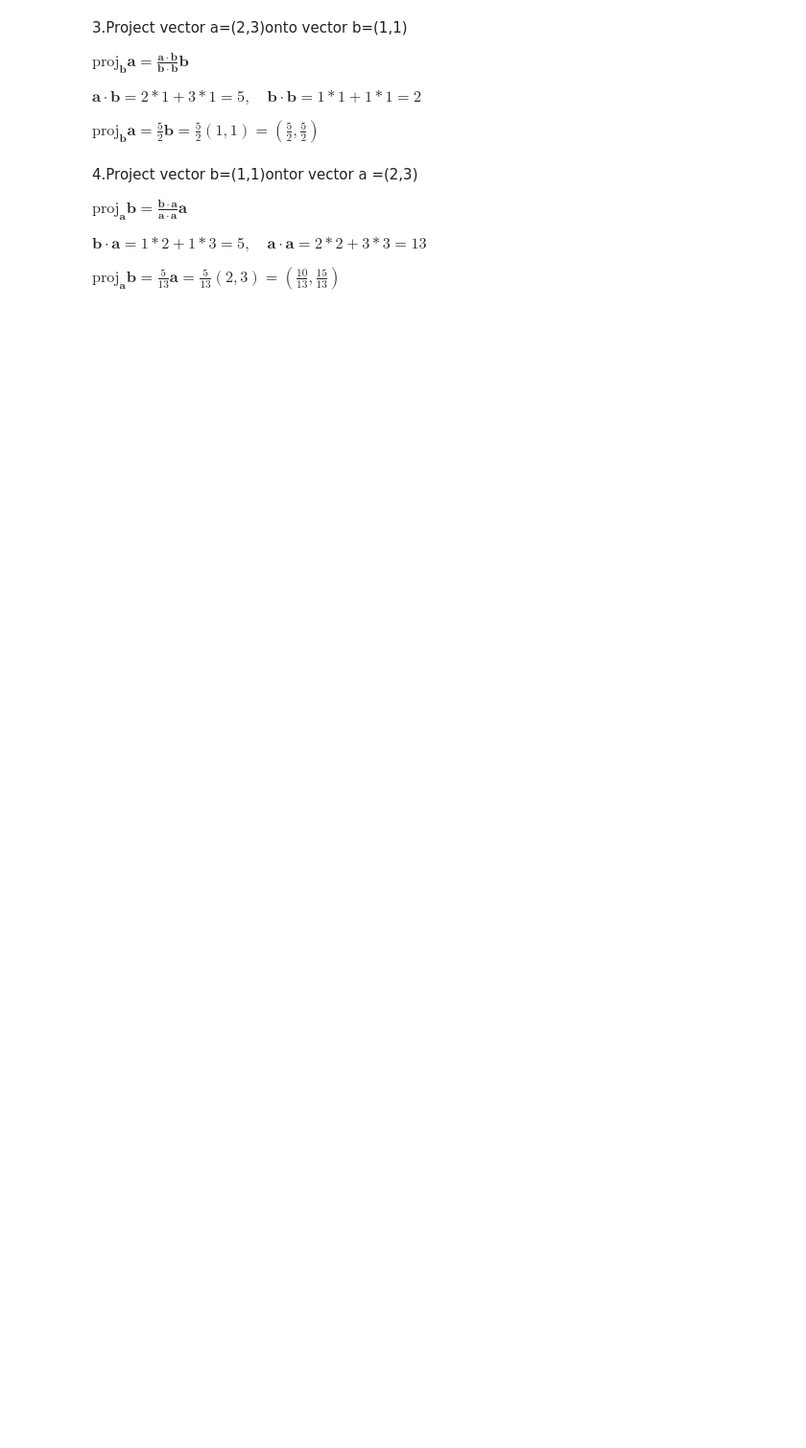
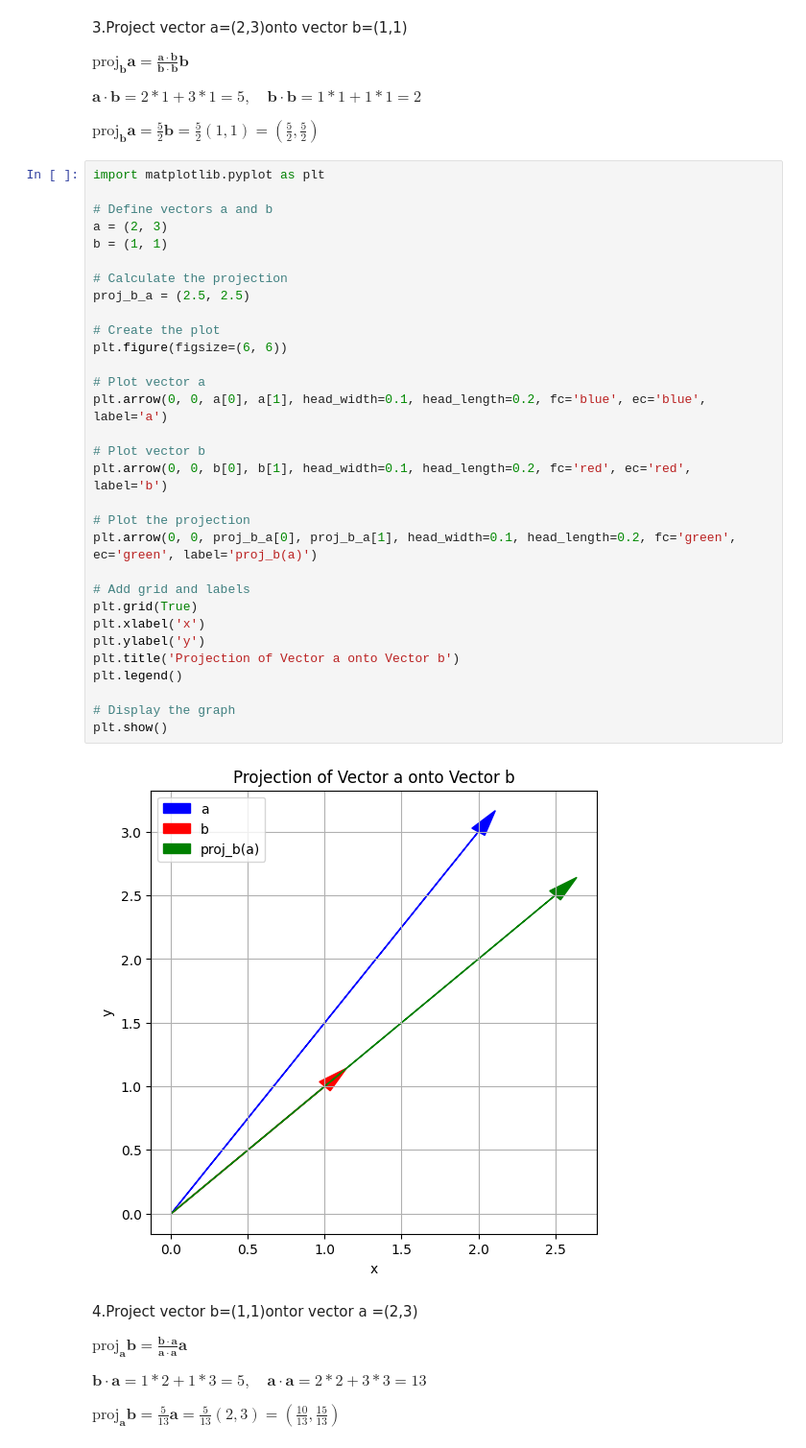
Before and after one commit to Pauline-dev-create/Math-2024-25-Winter, a Jupyter notebook: Notebooks_EN/01_Linear_Algebra/03_Vectors/LA_Vectors_projections.ipynb, the cells around one changed output. Shown at 96% size. Cells and saved outputs as stored; diff of their text form; blank space fills up the shorter version.

```diff
--- a/Notebooks_EN/01_Linear_Algebra/03_Vectors/LA_Vectors_projections.ipynb
+++ b/Notebooks_EN/01_Linear_Algebra/03_Vectors/LA_Vectors_projections.ipynb
@@ -126,6 +185,39 @@ $\text{proj}_{\mathbf{b}}\mathbf{a}=\frac{\mathbf{a}\cdot\mathbf{b}}{\mathbf{b}\
 $\mathbf{a}\cdot\mathbf{b}=2*1+3*1=5,\quad\mathbf{b}\cdot\mathbf{b}=1*1+1*1=2$
 
 $\text{proj}_{\mathbf{b}}\mathbf{a}=\frac{5}{2}\mathbf{b}=\frac{5}{2}(1,1)=\left(\frac{5}{2},\frac{5}{2}\right)$
+# %%
+import matplotlib.pyplot as plt
+
+# Define vectors a and b
+a = (2, 3)
+b = (1, 1)
+
+# Calculate the projection
+proj_b_a = (2.5, 2.5)
+
+# Create the plot
+plt.figure(figsize=(6, 6))
+
+# Plot vector a
+plt.arrow(0, 0, a[0], a[1], head_width=0.1, head_length=0.2, fc='blue', ec='blue', label='a')
+
+# Plot vector b
+plt.arrow(0, 0, b[0], b[1], head_width=0.1, head_length=0.2, fc='red', ec='red', label='b')
+
+# Plot the projection
+plt.arrow(0, 0, proj_b_a[0], proj_b_a[1], head_width=0.1, head_length=0.2, fc='green', ec='green', label='proj_b(a)')
+
+# Add grid and labels
+plt.grid(True)
+plt.xlabel('x')
+plt.ylabel('y')
+plt.title('Projection of Vector a onto Vector b')
+plt.legend()
+
+# Display the graph
+plt.show()
+# %% [output]
+[figure, added]
 # %% [markdown]
 4.Project vector b=(1,1)ontor vector a =(2,3)
 
```
Also changed, not shown: parts of 3 cells of this notebook.
